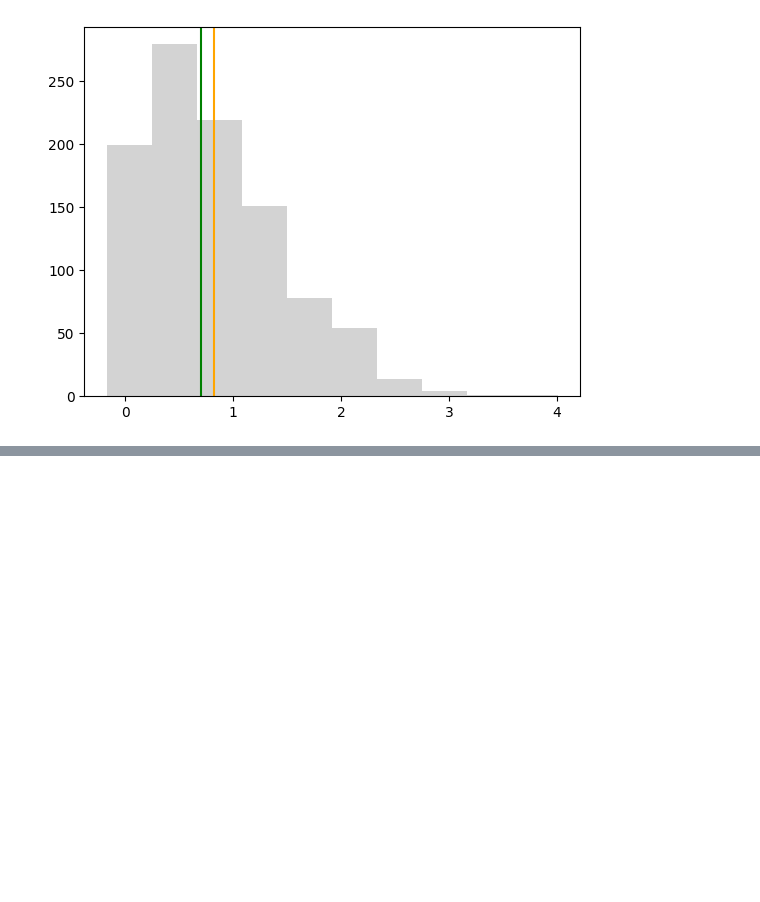
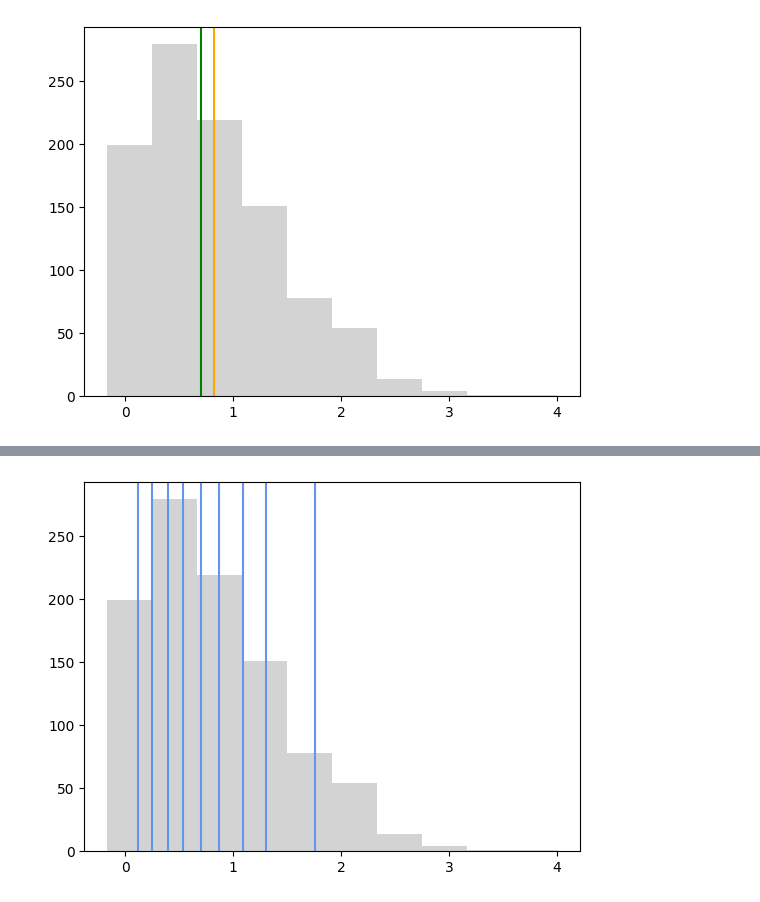
Before and after one commit to fakhar-iqbal/Machine_Learning_Fundamentals, a Jupyter notebook: Probability.ipynb, the cells around one changed output, grey strips where cells are left out. Saved outputs shown, nothing was run; the diff lists cells and outputs as text; code cells hidden in the pictures; blank space fills up the shorter version.

```diff
--- a/Probability.ipynb
+++ b/Probability.ipynb
@@ -115,0 +174,6 @@ _ = plt.hist(x,color='lightgray')
+# %%
+fig,ax = plt.subplots()
+[plt.axvline(i, color='cornflowerblue') for i in d]
+_ = plt.hist(x,color='lightgray')
+# %% [output]
+[figure, added]
```
Also changed, not shown: parts of 12 cells of this notebook.
